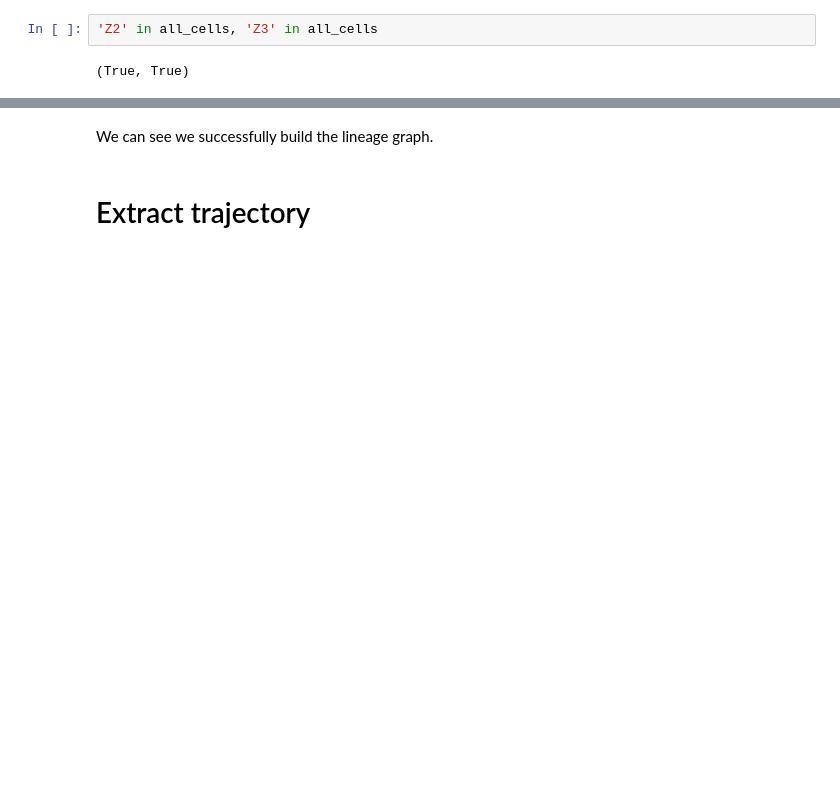
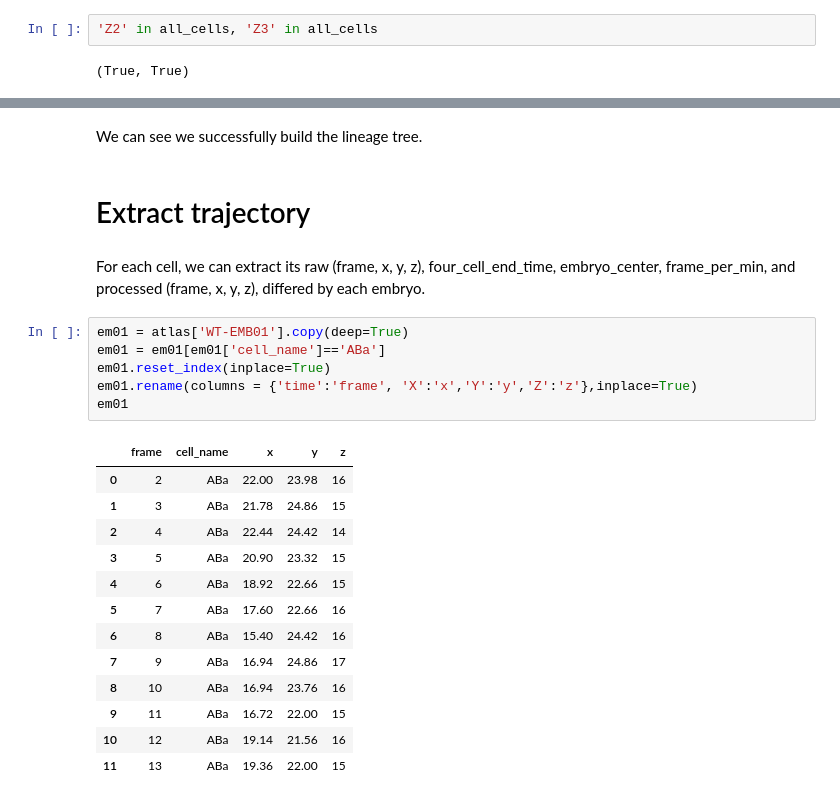
Before and after one commit to pmcesky/4D-Cell, a Jupyter notebook: prepare_data.ipynb, the cells around one changed output, grey strips where cells are left out. Drawn from its saved outputs; the diff is of its cells as text; blank space fills up the shorter version.

Commit message:
Extract trajectory for each cell
Extract trajectory for each cell from 2019 cell tracking dataset, and save in pickle

```diff
--- a/prepare_data.ipynb
+++ b/prepare_data.ipynb
@@ -137,6 +137,28 @@ nx.draw(lineage_graph, pos=nx.kamada_kawai_layout(lineage_graph), with_labels=Tr
 # %% [output]
 [figure]
 # %% [markdown]
-We can see we successfully build the lineage graph.
+We can see we successfully build the lineage tree.
 # %% [markdown]
 # Extract trajectory
+# %% [markdown]
+For each cell, we can extract its raw (frame, x, y, z), four_cell_end_time, embryo_center, frame_per_min, and processed (frame, x, y, z), differed by each embryo.
+# %%
+em01 = atlas['WT-EMB01'].copy(deep=True)
+em01 = em01[em01['cell_name']=='ABa']
+em01.reset_index(inplace=True)
+em01.rename(columns = {'time':'frame', 'X':'x','Y':'y','Z':'z'},inplace=True)
+em01
+# %% [output]
+|  | frame | cell_name | x | y | z |
+| 0 | 2 | ABa | 22.00 | 23.98 | 16 |
+| 1 | 3 | ABa | 21.78 | 24.86 | 15 |
+| 2 | 4 | ABa | 22.44 | 24.42 | 14 |
+| 3 | 5 | ABa | 20.90 | 23.32 | 15 |
+| 4 | 6 | ABa | 18.92 | 22.66 | 15 |
+| 5 | 7 | ABa | 17.60 | 22.66 | 16 |
+| 6 | 8 | ABa | 15.40 | 24.42 | 16 |
+| 7 | 9 | ABa | 16.94 | 24.86 | 17 |
+| 8 | 10 | ABa | 16.94 | 23.76 | 16 |
+| 9 | 11 | ABa | 16.72 | 22.00 | 15 |
+| 10 | 12 | ABa | 19.14 | 21.56 | 16 |
+| 11 | 13 | ABa | 19.36 | 22.00 | 15 |
```
Also changed, not shown: parts of 20 cells of this notebook, 1 other file.
